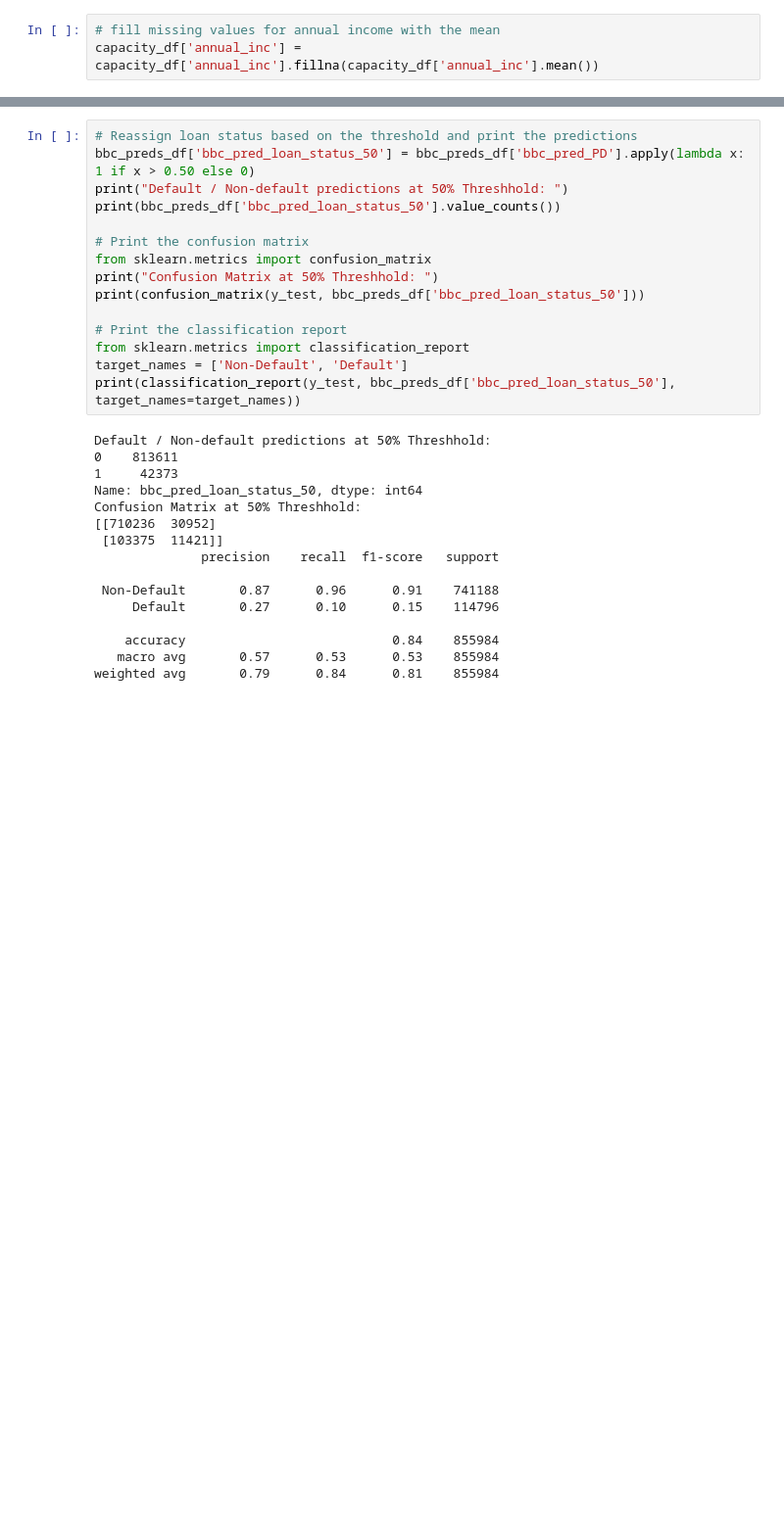
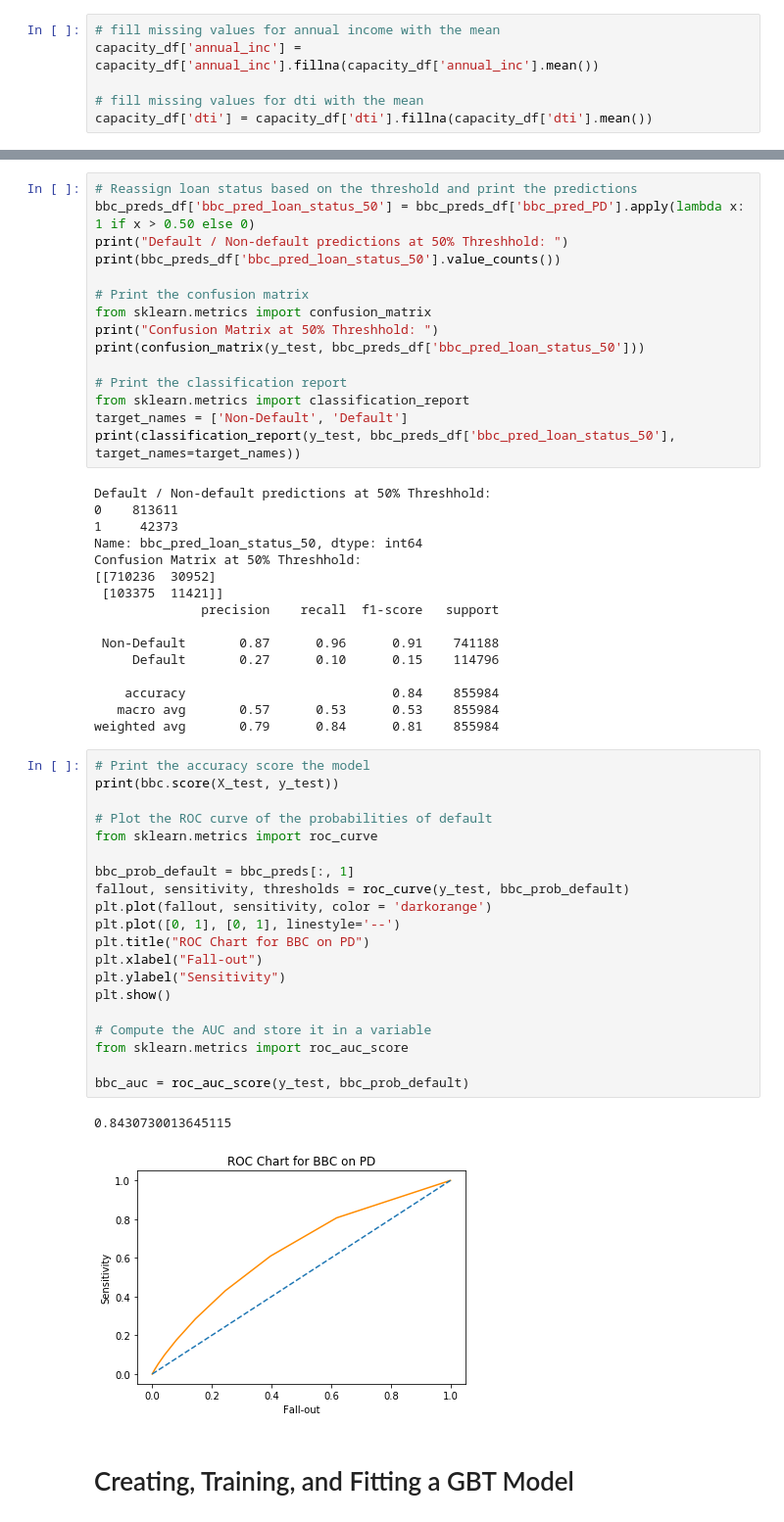
Before and after one commit to simonhchen/Kaggle-Lending-Club, a Jupyter notebook: Kaggle Lending Club.ipynb, the cells around one changed output, grey strips where cells are left out. Shown at 98% size. Drawn from its saved outputs; the diff is of its cells as text; blank space fills up the shorter version.

Commit message:
updated notebook to include AUC graphs and modeled Expected Loss

```diff
--- a/Kaggle Lending Club.ipynb
+++ b/Kaggle Lending Club.ipynb
@@ -187,6 +187,9 @@ capacity_df.head()
 # %%
 # fill missing values for annual income with the mean
 capacity_df['annual_inc'] = capacity_df['annual_inc'].fillna(capacity_df['annual_inc'].mean())
+
+# fill missing values for dti with the mean
+capacity_df['dti'] = capacity_df['dti'].fillna(capacity_df['dti'].mean())
 # %%
 # describe the capacity/cash flow proxy features
 print(capacity_df[['annual_inc', 'dti']].describe())
@@ -624,3 +627,28 @@ Confusion Matrix at 50% Threshhold:
     accuracy                           0.84    855984
    macro avg       0.57      0.53      0.53    855984
 weighted avg       0.79      0.84      0.81    855984
+# %%
+# Print the accuracy score the model
+print(bbc.score(X_test, y_test))
+
+# Plot the ROC curve of the probabilities of default
+from sklearn.metrics import roc_curve
+
+bbc_prob_default = bbc_preds[:, 1]
+fallout, sensitivity, thresholds = roc_curve(y_test, bbc_prob_default)
+plt.plot(fallout, sensitivity, color = 'darkorange')
+plt.plot([0, 1], [0, 1], linestyle='--')
+plt.title("ROC Chart for BBC on PD")
+plt.xlabel("Fall-out")
+plt.ylabel("Sensitivity")
+plt.show()
+
+# Compute the AUC and store it in a variable
+from sklearn.metrics import roc_auc_score
+
+bbc_auc = roc_auc_score(y_test, bbc_prob_default)
+# %% [output]
+0.8430730013645115
+[figure, added]
+# %% [markdown]
+# Creating, Training, and Fitting a GBT Model
```
Also changed, not shown: parts of 8 cells of this notebook.
